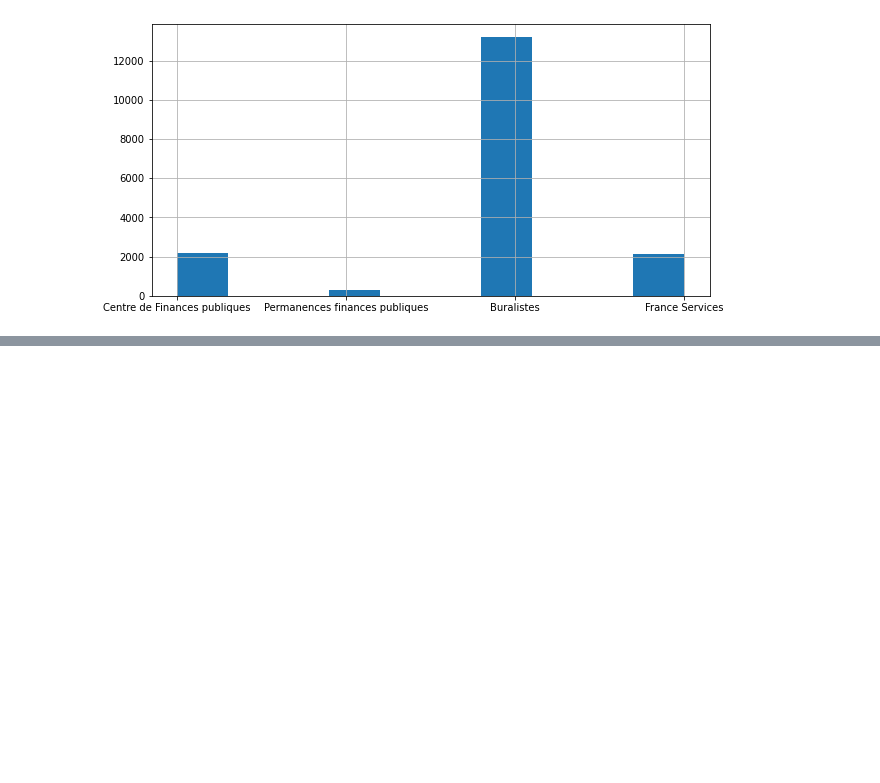
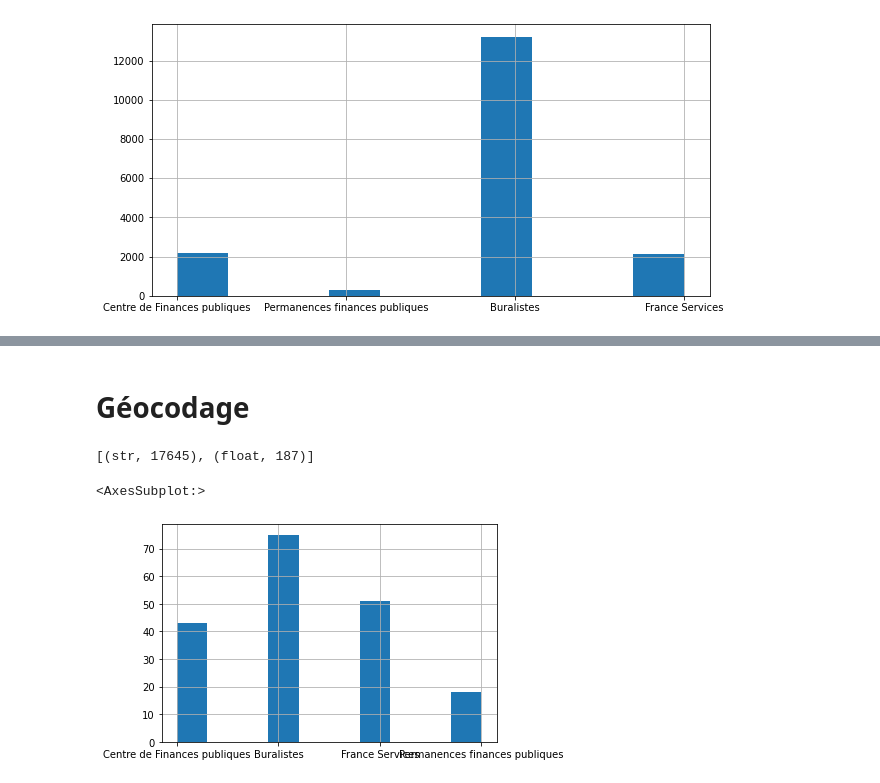
Before and after one commit to t-morvan/OptimDGFiP, a Jupyter notebook: notebooks/explo_structures.ipynb, the cells around one changed output, grey strips where cells are left out. Cells and saved outputs as stored; diff of their text form; code cells hidden in the pictures; blank space fills up the shorter version.

```diff
--- a/notebooks/explo_structures.ipynb
+++ b/notebooks/explo_structures.ipynb
@@ -26,0 +46,17 @@ array(['Centre de Finances publiques', 'Permanences finances publiques',
+# %% [markdown]
+# Géocodage
+# %%
+from collections import Counter
+ct = Counter(structures['geocodage'].apply(type))
+ct.most_common()
+# %% [output]
+[(str, 17645), (float, 187)]
+# %%
+# exemple structures mal géocodées
+pb_geo = structures[structures.geocodage.apply(lambda s : isinstance(s, float))]
+# %%
+# quels types de structure ?
+pb_geo['TYPE DE SERVICE'].hist()
+# %% [output]
+<AxesSubplot:>
+[figure, added]
```
Also changed, not shown: parts of 20 cells of this notebook, 1 other file.
